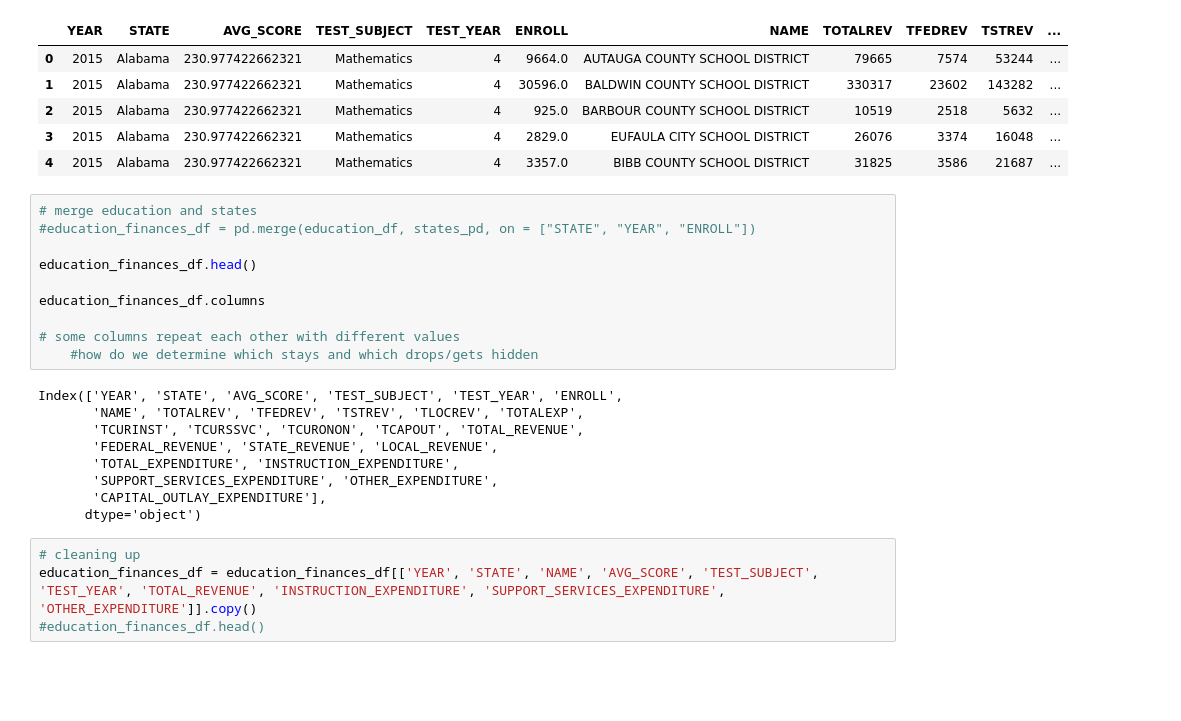
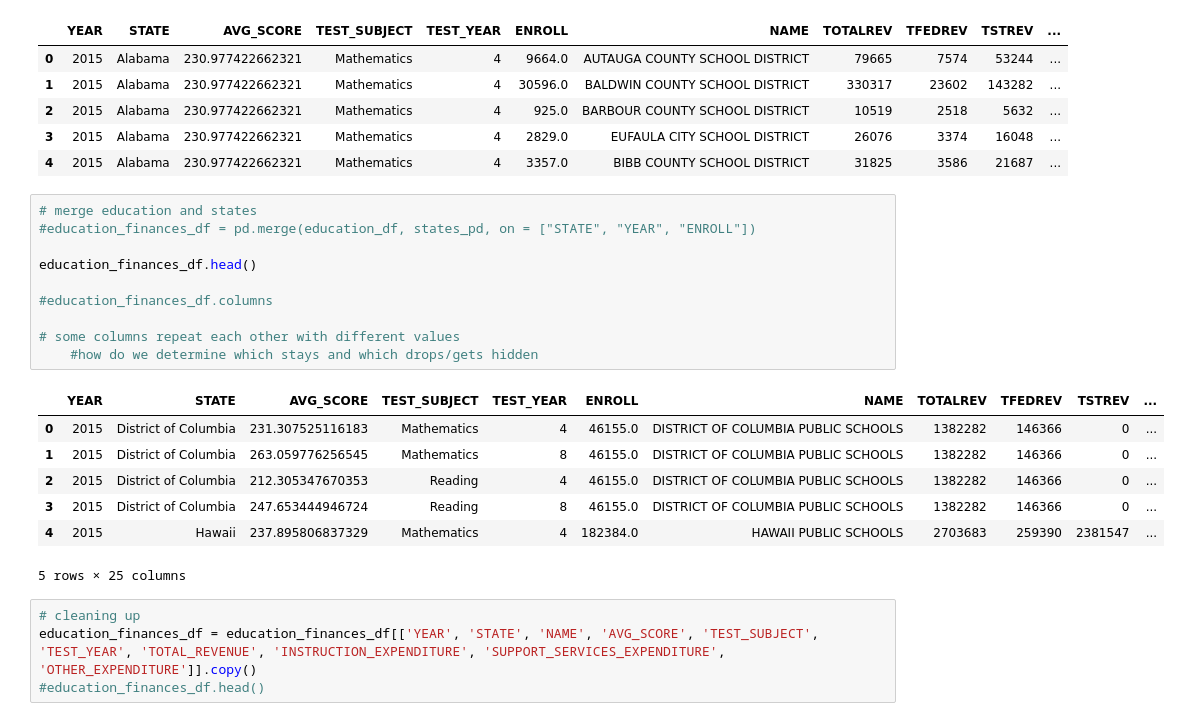
Before and after one commit to juluobruce/Project-, a Jupyter notebook: US Finace Project.ipynb, the cells around one changed output. Cells and saved outputs as stored; diff of their text form; blank space fills up the shorter version.

```diff
--- a/US Finace Project.ipynb
+++ b/US Finace Project.ipynb
@@ -144,22 +152,21 @@ education_df.head()
 # %%
 # merge education and states
 #education_finances_df = pd.merge(education_df, states_pd, on = ["STATE", "YEAR", "ENROLL"])
 
 education_finances_df.head()
 
-education_finances_df.columns
+#education_finances_df.columns
 
 # some columns repeat each other with different values
     #how do we determine which stays and which drops/gets hidden
 # %% [output]
+|  | YEAR | STATE | AVG_SCORE | TEST_SUBJECT | TEST_YEAR | ENROLL | NAME | TOTALREV | TFEDREV | TSTREV | ... |
+| 0 | 2015 | District of Columbia | 231.307525116183 | Mathematics | 4 | 46155.0 | DISTRICT OF COLUMBIA PUBLIC SCHOOLS | 1382282 | 146366 | 0 | ... |
+| 1 | 2015 | District of Columbia | 263.059776256545 | Mathematics | 8 | 46155.0 | DISTRICT OF COLUMBIA PUBLIC SCHOOLS | 1382282 | 146366 | 0 | ... |
+| 2 | 2015 | District of Columbia | 212.305347670353 | Reading | 4 | 46155.0 | DISTRICT OF COLUMBIA PUBLIC SCHOOLS | 1382282 | 146366 | 0 | ... |
+| 3 | 2015 | District of Columbia | 247.653444946724 | Reading | 8 | 46155.0 | DISTRICT OF COLUMBIA PUBLIC SCHOOLS | 1382282 | 146366 | 0 | ... |
+| 4 | 2015 | Hawaii | 237.895806837329 | Mathematics | 4 | 182384.0 | HAWAII PUBLIC SCHOOLS | 2703683 | 259390 | 2381547 | ... |
-Index(['YEAR', 'STATE', 'AVG_SCORE', 'TEST_SUBJECT', 'TEST_YEAR', 'ENROLL',
-       'NAME', 'TOTALREV', 'TFEDREV', 'TSTREV', 'TLOCREV', 'TOTALEXP',
-       'TCURINST', 'TCURSSVC', 'TCURONON', 'TCAPOUT', 'TOTAL_REVENUE',
-       'FEDERAL_REVENUE', 'STATE_REVENUE', 'LOCAL_REVENUE',
-       'TOTAL_EXPENDITURE', 'INSTRUCTION_EXPENDITURE',
-       'SUPPORT_SERVICES_EXPENDITURE', 'OTHER_EXPENDITURE',
-       'CAPITAL_OUTLAY_EXPENDITURE'],
-      dtype='object')
+5 rows × 25 columns
 # %%
 # cleaning up
 education_finances_df = education_finances_df[['YEAR', 'STATE', 'NAME', 'AVG_SCORE', 'TEST_SUBJECT', 'TEST_YEAR', 'TOTAL_REVENUE', 'INSTRUCTION_EXPENDITURE', 'SUPPORT_SERVICES_EXPENDITURE', 'OTHER_EXPENDITURE']].copy()
```
Also changed, not shown: parts of 1 cell of this notebook.
